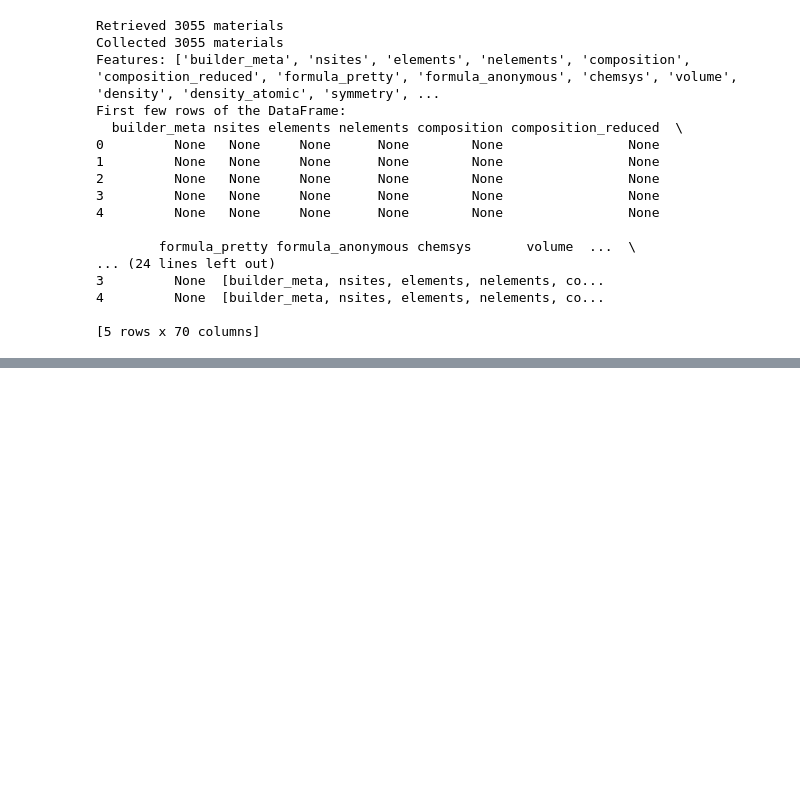
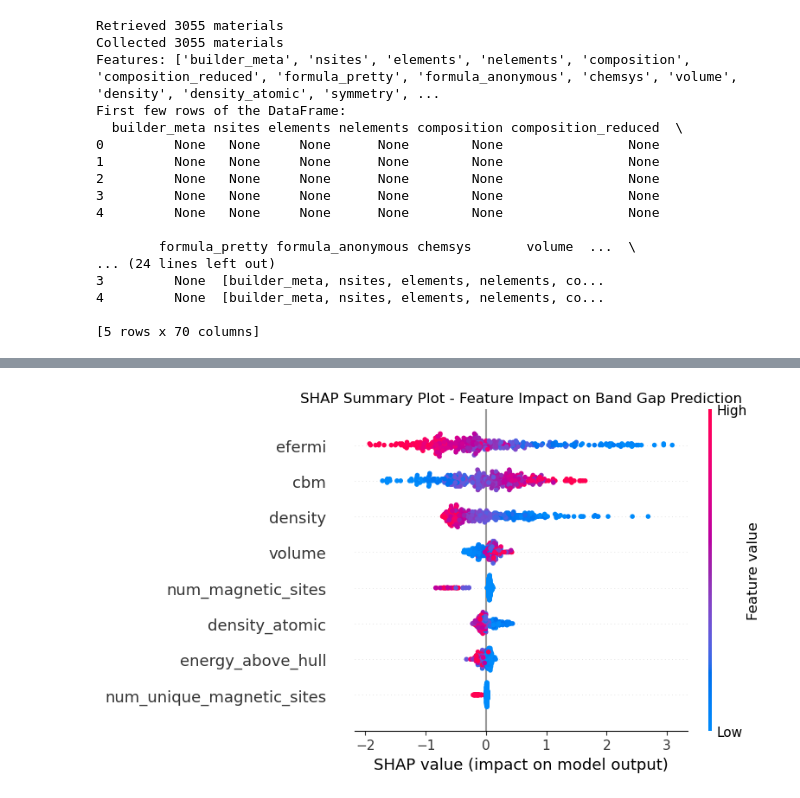
Before and after one commit to xjonas/AI-Battery_Material_Prediction, a Jupyter notebook: sample.ipynb, the cells around one changed output, grey strips where cells are left out. Cells and saved outputs as stored; diff of their text form; code cells hidden in the pictures; blank space fills up the shorter version.

```diff
--- a/sample.ipynb
+++ b/sample.ipynb
@@ -91,0 +553,88 @@ First few rows of the DataFrame:
+# %%
+import shap
+import matplotlib.pyplot as plt
+import numpy as np
+
+# Initialize SHAP explainer for tree-based models
+explainer = shap.TreeExplainer(xgb_model)
+
+# Calculate SHAP values for test set
+shap_sample_size = min(500, len(X_test))  # Use subset for faster computation
+X_shap = X_test.iloc[:shap_sample_size]
+shap_values = explainer.shap_values(X_shap)
+
+print(f"SHAP values calculated for {shap_sample_size} test samples")
+
+# 1. Summary plot
+plt.figure(figsize=(10, 6))
+shap.summary_plot(shap_values, X_shap, feature_names=input_features, show=False)
+plt.title('SHAP Summary Plot - Feature Impact on Band Gap Prediction')
+plt.tight_layout()
+plt.show()
+
+# 2. Feature importance bar plot
+plt.figure(figsize=(10, 6))
+shap.summary_plot(shap_values, X_shap, feature_names=input_features, plot_type="bar", show=False)
+plt.title('SHAP Feature Importance - Mean Absolute Impact')
+plt.tight_layout()
+plt.show()
+
+# 3. Waterfall plot for individual prediction
+sample_idx = 0  # First test sample
+plt.figure(figsize=(10, 6))
+shap.waterfall_plot(shap.Explanation(values=shap_values[sample_idx],
+                                     base_values=explainer.expected_value,
+                                     data=X_shap.iloc[sample_idx].values,
+                                     feature_names=input_features), show=False)
+plt.title(f'SHAP Waterfall Plot - Individual Prediction Breakdown\n'
+          f'Actual: {y_test.iloc[sample_idx]:.3f} eV, Predicted: {y_test_pred[sample_idx]:.3f} eV')
+plt.tight_layout()
+plt.show()
+
+# 4. Dependence plots for top 2 most important features
+feature_importance_shap = np.abs(shap_values).mean(0)
+top_features_idx = np.argsort(feature_importance_shap)[-2:]
+top_features = [input_features[i] for i in top_features_idx]
+
+fig, axes = plt.subplots(1, 2, figsize=(15, 5))
+for i, feature_idx in enumerate(top_features_idx):
+    shap.dependence_plot(feature_idx, shap_values, X_shap,
+                         feature_names=input_features, ax=axes[i], show=False)
+    axes[i].set_title(f'SHAP Dependence Plot - {input_features[feature_idx]}')
+
+plt.tight_layout()
+plt.show()
+
+# 5. SHAP feature importance vs XGBoost feature importance comparison
+shap_importance = np.abs(shap_values).mean(0)
+xgb_importance = xgb_model.feature_importances_
+
+comparison_df = pd.DataFrame({
+    'Feature': input_features,
+    'SHAP_Importance': shap_importance,
+    'XGB_Importance': xgb_importance
+}).sort_values('SHAP_Importance', ascending=False)
+
+print(f"\n=== Feature Importance Comparison ===")
+print(f"{'Feature':<25} {'SHAP':<8} {'XGBoost':<8}")
+print("-" * 45)
+for _, row in comparison_df.iterrows():
+    print(f"{row['Feature']:<25} {row['SHAP_Importance']:<8.3f} {row['XGB_Importance']:<8.3f}")
+
+# 6. Global feature importance plot
+plt.figure(figsize=(10, 6))
+x_pos = np.arange(len(input_features))
+plt.bar(x_pos - 0.2, comparison_df['SHAP_Importance'], 0.4, label='SHAP', alpha=0.8)
+plt.bar(x_pos + 0.2, comparison_df['XGB_Importance'], 0.4, label='XGBoost', alpha=0.8)
+plt.xlabel('Features')
+plt.ylabel('Importance')
+plt.title('Feature Importance Comparison: SHAP vs XGBoost')
+plt.xticks(x_pos, comparison_df['Feature'], rotation=45, ha='right')
+plt.legend()
+plt.grid(True, alpha=0.3)
+plt.tight_layout()
+plt.show()
+
+print(f"Key insights:")
+print(f"- Most important feature: {comparison_df.iloc[0]['Feature']}")
+# %% [output]
@@ -91,0 +642 @@ First few rows of the DataFrame:
+[figure, added]
```
Also changed, not shown: parts of 13 cells of this notebook, 1 other file.
